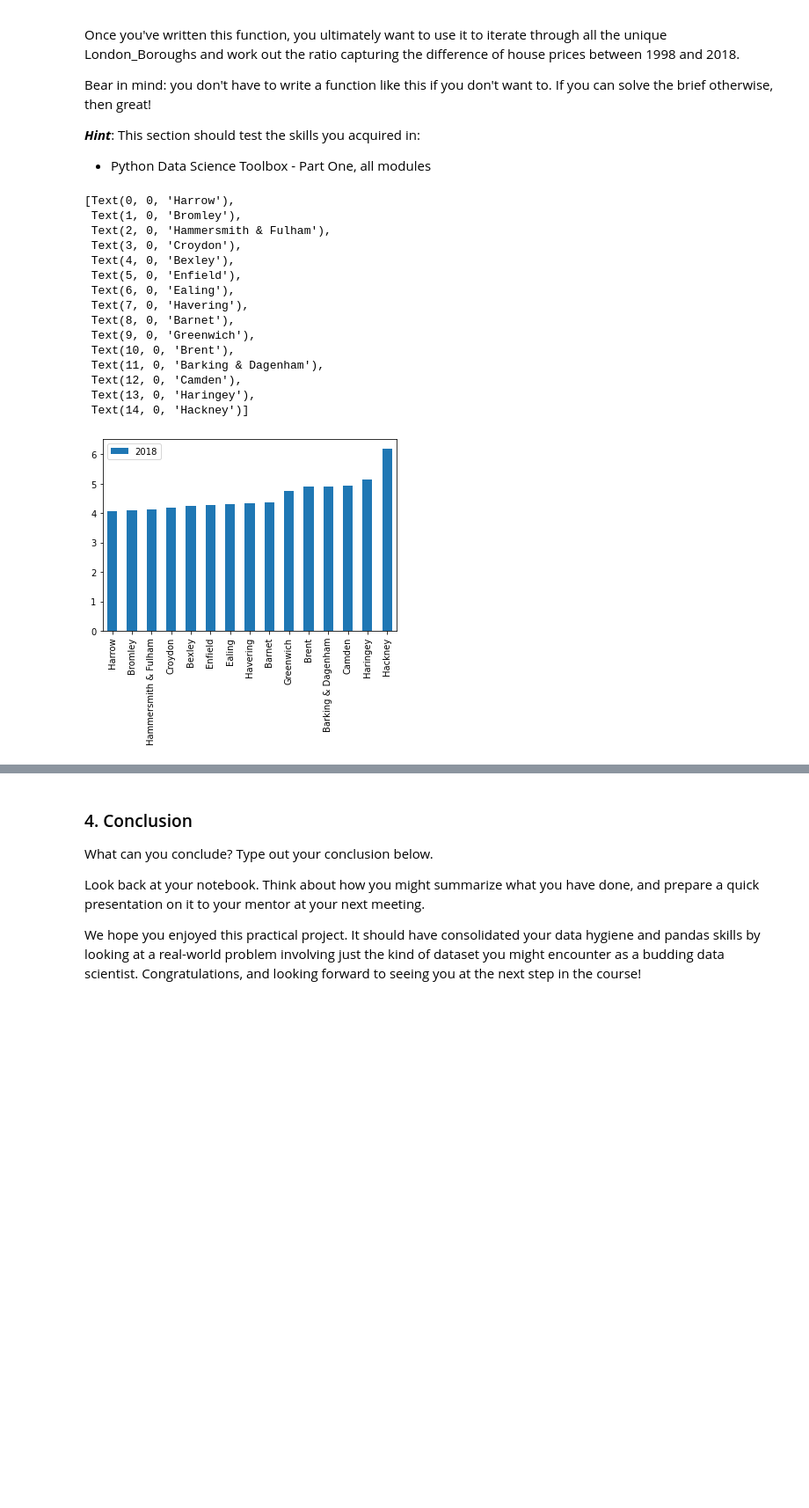
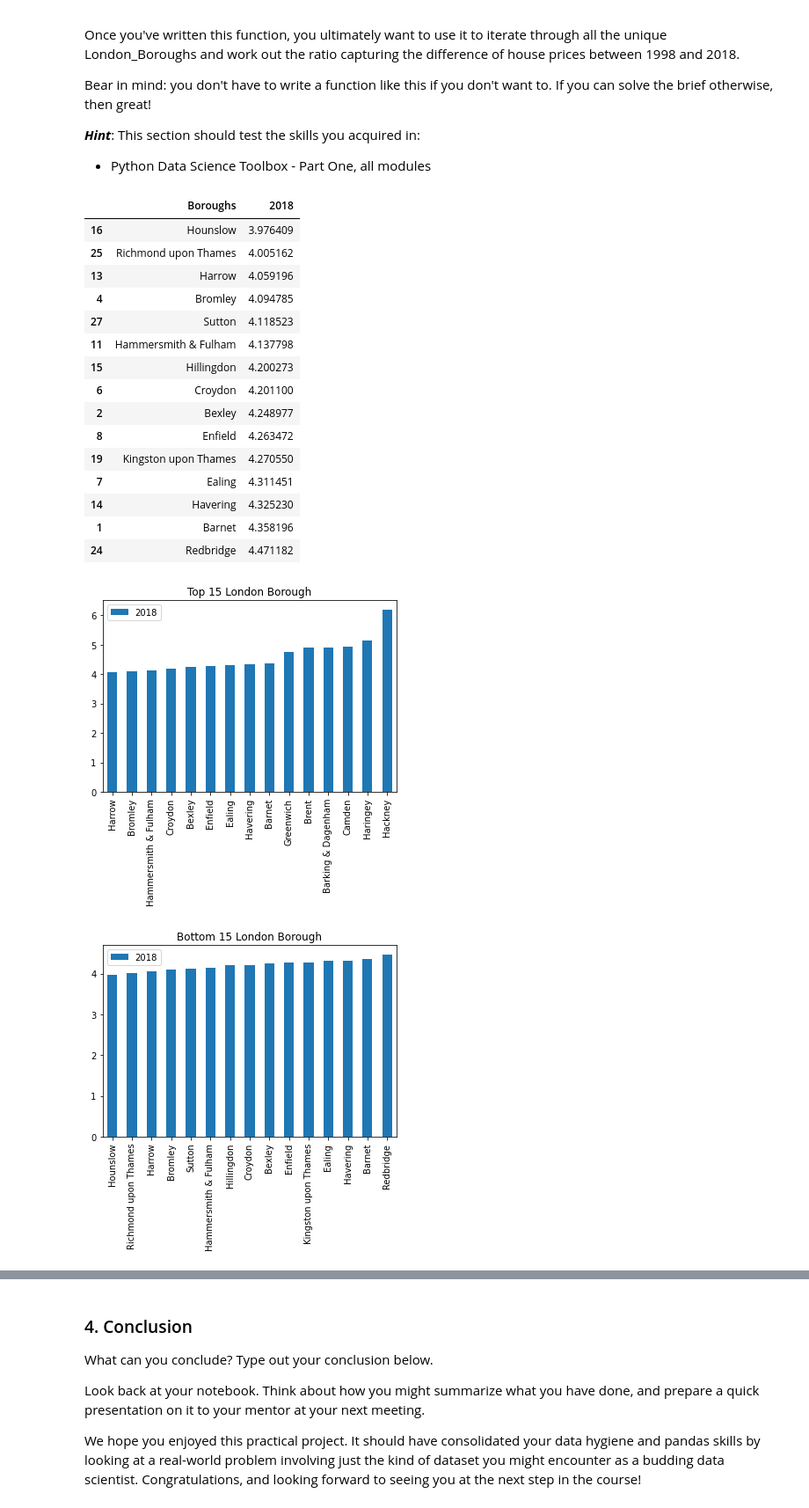
Before and after one commit to SangHyuNBack/Springboard, a Jupyter notebook: Unit 4 Challenge - Tier 3.ipynb, the cells around one changed output, grey strips where cells are left out. Shown at 88% size. Drawn from its saved outputs; the diff is of its cells as text; code cells hidden in the pictures; blank space fills up the shorter version.

```diff
--- a/Unit 4 Challenge - Tier 3.ipynb
+++ b/Unit 4 Challenge - Tier 3.ipynb
@@ -145,6 +145,6 @@ Remember what Wes McKinney said about tidy data?
 You might need to **melt** your DataFrame here.
 # %%
 clean_properties = poperties_dropped.melt(id_vars = ['Boroughs', 'ID'])
-cleaned_properties = clean_properties.rename({0:'Months', 'value':'British Pound'}, axis = 'columns')
+cleaned_properties = clean_properties.rename({0:'Months', 'value':'Housing Price'}, axis = 'columns')
 cleaned_properties
 # %% [output]
@@ -181,7 +181,7 @@ Check out the contents of the London Borough column, and if you find null values
 # %%
 cleaned_properties.count()
 cleaned_properties[cleaned_properties['ID'].isna()]
-not_NA = cleaned_properties[cleaned_properties['British Pound'].notna()]
+not_NA = cleaned_properties[cleaned_properties['Housing Price'].notna()]
 not_NA.count()
 not_NA['Boroughs'].unique()
 Borough = [ 'Barking & Dagenham', 'Barnet', 'Bexley',
@@ -191,7 +191,7 @@ Borough = [ 'Barking & Dagenham', 'Barnet', 'Bexley',
        'Kensington & Chelsea', 'Kingston upon Thames', 'Lambeth',
        'Lewisham', 'Merton', 'Newham', 'Redbridge',
        'Richmond upon Thames', 'Southwark', 'Sutton', 'Tower Hamlets',
-       'Waltham Forest', 'Wandsworth', 'Westminster', ]
+       'Waltham Forest', 'Wandsworth', 'Westminster']
 not_Borough = ['City of London', 'Inner London',
        'Outer London', 'NORTH EAST', 'NORTH WEST', 'YORKS & THE HUMBER',
        'EAST MIDLANDS', 'WEST MIDLANDS', 'EAST OF ENGLAND', 'LONDON',
@@ -200,4 +200,16 @@ len(Borough)
 not_NA = not_NA[~not_NA.Boroughs.isin(not_Borough)]
 len(not_NA['Boroughs'].unique())
 df = not_NA
-not_NA['British Pound'] = pd.to_numeric(not_NA['British Pound'])
+not_NA['Housing Price'] = pd.to_numeric(not_NA['Housing Price'])
+non_regional_london = [ 'Barking & Dagenham', 'Barnet', 'Bexley',
+       'Brent', 'Bromley', 'Camden', 'Croydon', 'Ealing', 'Enfield',
+       'Greenwich', 'Hackney', 'Hammersmith & Fulham', 'Haringey',
+       'Harrow', 'Havering', 'Hillingdon', 'Hounslow', 'Islington',
+       'Kensington & Chelsea', 'Kingston upon Thames', 'Lambeth',
+       'Lewisham', 'Merton', 'Newham', 'Redbridge',
+       'Richmond upon Thames', 'Southwark', 'Sutton', 'Tower Hamlets',
+       'Waltham Forest', 'Wandsworth', 'Westminster', 'Unnamed: 34','Unnamed: 37', 'Unnamed: 47', 'YORKS & THE HUMBER', 'NORTH EAST',
+       'NORTH WEST', 'EAST MIDLANDS', 'WEST MIDLANDS', 'EAST OF ENGLAND',
+       'LONDON', 'SOUTH EAST', 'SOUTH WEST','England', 'City of London']
+regional = cleaned_properties[~cleaned_properties.Boroughs.isin(non_regional_london)]
+regional['Boroughs'].unique()
@@ -263,40 +277,44 @@ Bear in mind: you don't have to write a function like this if you don't want to.
 # %%
 #x = dfg[dfg['Boroughs'] == 'Westminster']
 #x[dfg['Year']==2011]['British Pound']
 def create_price_ratio(d):
-    y1998 = float(d['British Pound'][d['Year']==1998])
-    y2018 = float(d['British Pound'][d['Year']==2018])
+    y1998 = float(d['Housing Price'][d['Year']==1998])
+    y2018 = float(d['Housing Price'][d['Year']==2018])
     ratio = [y2018/y1998]
     return ratio
 create_price_ratio(dfg[dfg['Boroughs']== "Camden"])
 final = {}
 for b in dfg['Boroughs'].unique():
     borough = dfg[dfg['Boroughs']==b]
     final[b]= create_price_ratio(borough)
 df_ratio = pd.DataFrame(final)
 df_ratio_t = df_ratio.T
 df_ratio_reset = df_ratio_t.reset_index()
-df_ratio_rename = df_ratio_reset.rename({'index':'Borough', 0:'2018'}, axis = "columns")
-df_ratio_rename
+df_ratio_rename = df_ratio_reset.rename({'index':'Boroughs', 0:'2018'}, axis = "columns")
 top15 = df_ratio_rename.head(15).sort_values(by= '2018', ascending = True)
-top15
-ax = top15[['Borough','2018']].plot(kind='bar')
+ax = top15[['Boroughs','2018']].plot(kind='bar', title = 'Top 15 London Borough')
+ax.set_xticklabels(top15.Boroughs)
 
-ax.set_xticklabels(top15.Borough)
+bottom15 = df_ratio_rename.sort_values(by= '2018', ascending = True).head(15)
+ay = bottom15[['Boroughs','2018']].plot(kind='bar', title = 'Bottom 15 London Borough')
+ay.set_xticklabels(bottom15.Boroughs)
+df_ratio_rename.sort_values(by= '2018', ascending = True).head(15)
 # %% [output]
-[Text(0, 0, 'Harrow'),
- Text(1, 0, 'Bromley'),
- Text(2, 0, 'Hammersmith & Fulham'),
- Text(3, 0, 'Croydon'),
- Text(4, 0, 'Bexley'),
- Text(5, 0, 'Enfield'),
- Text(6, 0, 'Ealing'),
- Text(7, 0, 'Havering'),
- Text(8, 0, 'Barnet'),
- Text(9, 0, 'Greenwich'),
- Text(10, 0, 'Brent'),
- Text(11, 0, 'Barking & Dagenham'),
- Text(12, 0, 'Camden'),
- Text(13, 0, 'Haringey'),
- Text(14, 0, 'Hackney')]
+|  | Boroughs | 2018 |
+| 16 | Hounslow | 3.976409 |
+| 25 | Richmond upon Thames | 4.005162 |
+| 13 | Harrow | 4.059196 |
+| 4 | Bromley | 4.094785 |
+| 27 | Sutton | 4.118523 |
+| 11 | Hammersmith & Fulham | 4.137798 |
+| 15 | Hillingdon | 4.200273 |
+| 6 | Croydon | 4.201100 |
+| 2 | Bexley | 4.248977 |
+| 8 | Enfield | 4.263472 |
+| 19 | Kingston upon Thames | 4.270550 |
+| 7 | Ealing | 4.311451 |
+| 14 | Havering | 4.325230 |
+| 1 | Barnet | 4.358196 |
+| 24 | Redbridge | 4.471182 |
-[figure, old version]
+[figure, new version]
+[figure, added]
```
Also changed, not shown: parts of 6 cells of this notebook, 1 other file.
